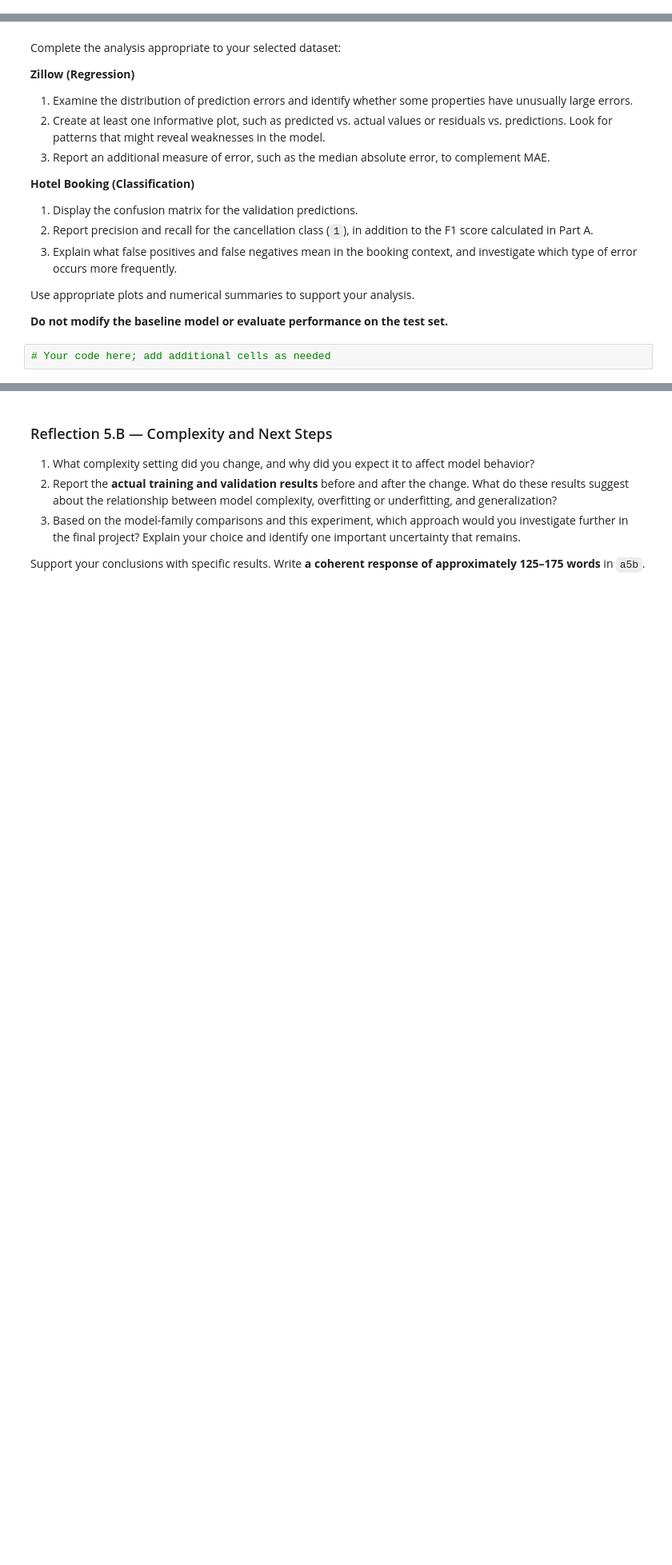
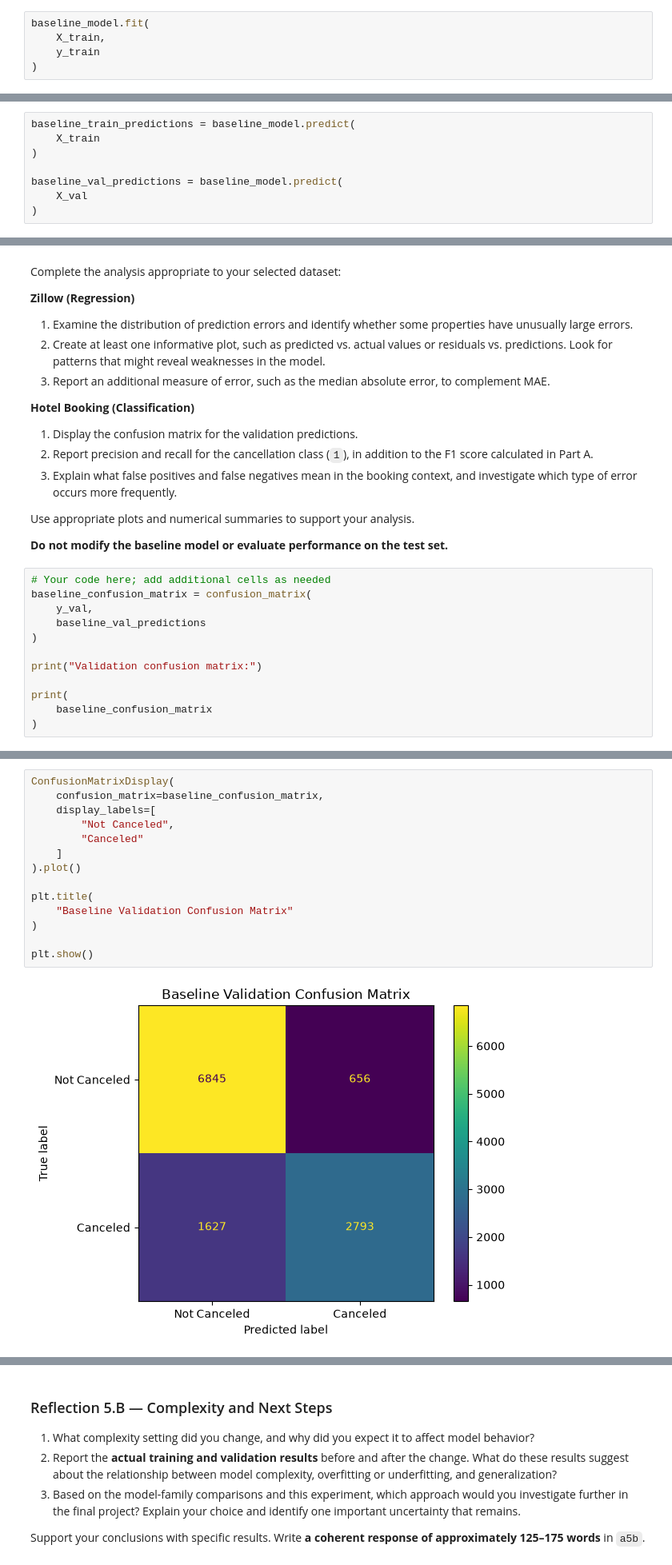
Before and after one commit to anamomds/machinelearningfall26, a Jupyter notebook: Final_Project_Milestone.ipynb, the cells around one changed output, grey strips where cells are left out. Shown at 80% size. Cells and saved outputs as stored; diff of their text form; blank space fills up the shorter version.

```diff
--- a/Final_Project_Milestone.ipynb
+++ b/Final_Project_Milestone.ipynb
@@ -774,0 +1290,5 @@ You may add code cells as needed. **Do not tune hyperparameters or modify the pr
+# %%
+baseline_model.fit(
+    X_train,
+    y_train
+)
@@ -774,0 +1313,8 @@ You may add code cells as needed. **Do not tune hyperparameters or modify the pr
+# %%
+baseline_train_predictions = baseline_model.predict(
+    X_train
+)
+
+baseline_val_predictions = baseline_model.predict(
+    X_val
+)
@@ -821,3 +1422,13 @@ Use appropriate plots and numerical summaries to support your analysis.
 **Do not modify the baseline model or evaluate performance on the test set.**
 # %%
 # Your code here; add additional cells as needed
+baseline_confusion_matrix = confusion_matrix(
+    y_val,
+    baseline_val_predictions
+)
+
+print("Validation confusion matrix:")
+
+print(
+    baseline_confusion_matrix
+)
@@ -823,0 +1439,16 @@ Use appropriate plots and numerical summaries to support your analysis.
+# %%
+ConfusionMatrixDisplay(
+    confusion_matrix=baseline_confusion_matrix,
+    display_labels=[
+        "Not Canceled",
+        "Canceled"
+    ]
+).plot()
+
+plt.title(
+    "Baseline Validation Confusion Matrix"
+)
+
+plt.show()
+# %% [output]
+[figure, added]
```
Also changed, not shown: parts of 88 cells of this notebook.
